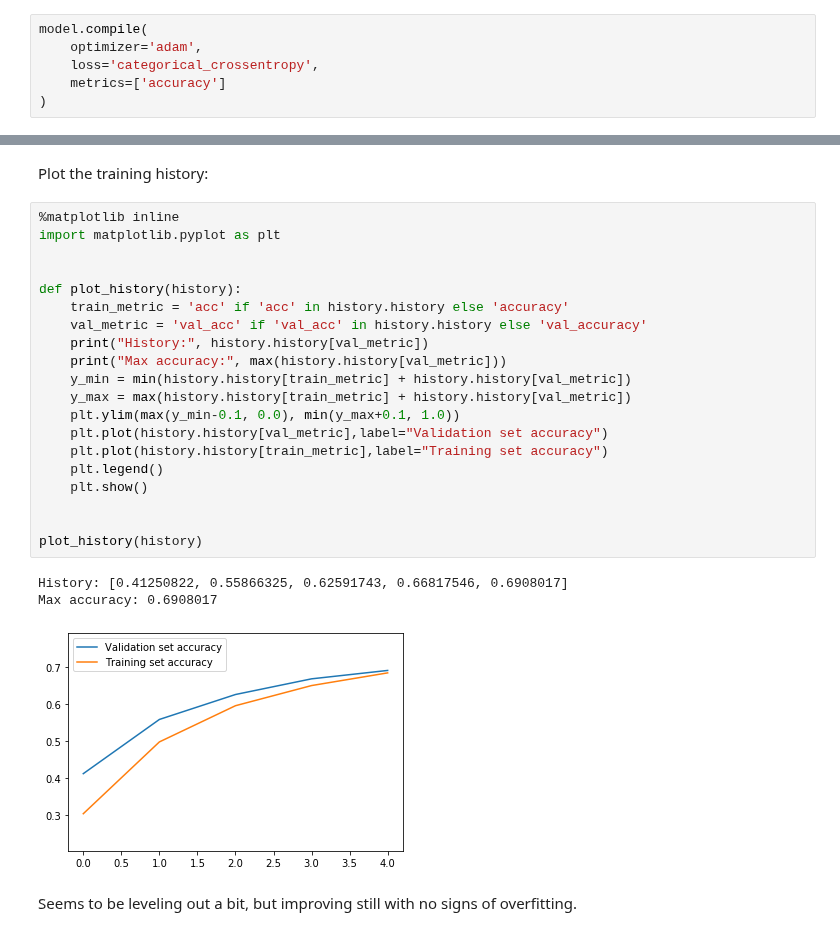
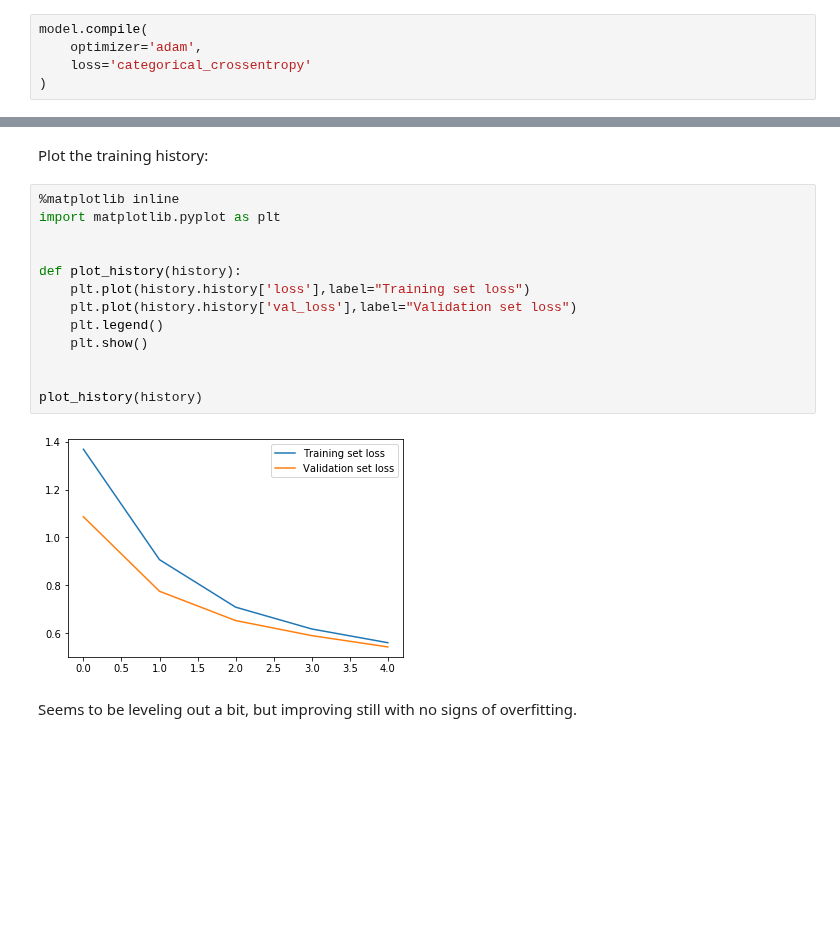
Before and after one commit to TurkuNLP/Deep_Learning_in_LangTech_course, a Jupyter notebook: seq2seq_katakana.ipynb, the cells around one changed output, grey strips where cells are left out. Saved outputs shown, nothing was run; the diff lists cells and outputs as text; blank space fills up the shorter version.

Commit message:
Revert accuracy, issues on colab

```diff
--- a/seq2seq_katakana.ipynb
+++ b/seq2seq_katakana.ipynb
@@ -280,8 +280,7 @@ As we have one-hot encoded our outputs, we'll use `categorical_crossentropy` los
 # %%
 model.compile(
     optimizer='adam',
-    loss='categorical_crossentropy',
-    metrics=['accuracy']
+    loss='categorical_crossentropy'
 )
 # %%
 history = model.fit(
@@ -306,29 +305,20 @@ Epoch 5/5
 # %% [markdown]
 Plot the training history:
-# %%
-%matplotlib inline
-import matplotlib.pyplot as plt
-
-
-def plot_history(history):
-    train_metric = 'acc' if 'acc' in history.history else 'accuracy'
-    val_metric = 'val_acc' if 'val_acc' in history.history else 'val_accuracy'
-    print("History:", history.history[val_metric])
-    print("Max accuracy:", max(history.history[val_metric]))
-    y_min = min(history.history[train_metric] + history.history[val_metric])
-    y_max = max(history.history[train_metric] + history.history[val_metric])
-    plt.ylim(max(y_min-0.1, 0.0), min(y_max+0.1, 1.0))
-    plt.plot(history.history[val_metric],label="Validation set accuracy")
-    plt.plot(history.history[train_metric],label="Training set accuracy")
-    plt.legend()
-    plt.show()
-
-
-plot_history(history)
-# %% [output]
-History: [0.41250822, 0.55866325, 0.62591743, 0.66817546, 0.6908017]
-Max accuracy: 0.6908017
-[figure, removed]
+# %%
+%matplotlib inline
+import matplotlib.pyplot as plt
+
+
+def plot_history(history):
+    plt.plot(history.history['loss'],label="Training set loss")
+    plt.plot(history.history['val_loss'],label="Validation set loss")
+    plt.legend()
+    plt.show()
+
+
+plot_history(history)
+# %% [output]
+[figure, added]
 # %% [markdown]
 Seems to be leveling out a bit, but improving still with no signs of overfitting.
 # %% [markdown]
```
Also changed, not shown: parts of 2 cells of this notebook.
